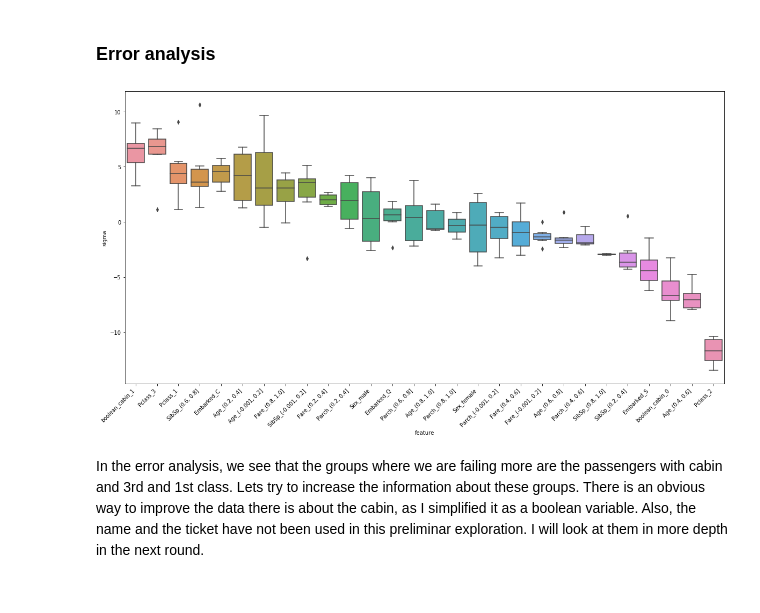
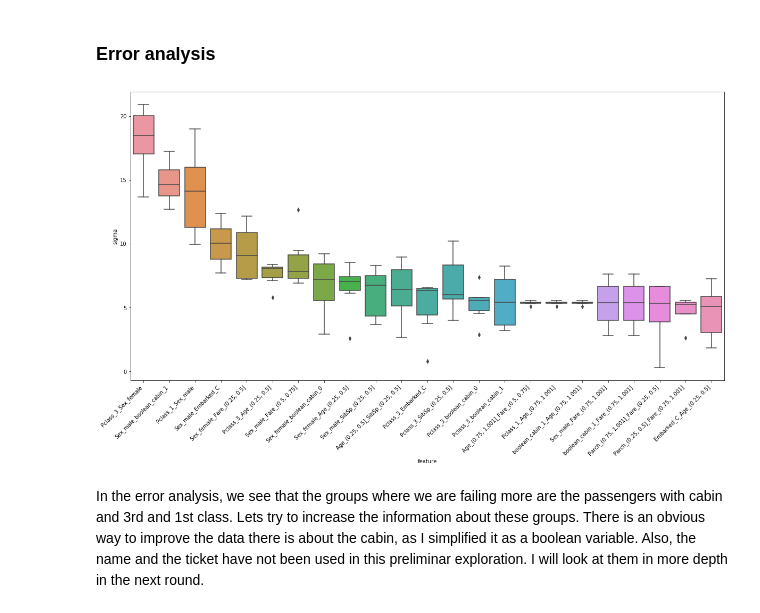
Before and after one commit to Amoralpa11/kaggle-titanic, a Jupyter notebook: data_exploratory_analysis.ipynb, the cells around one changed output. Saved outputs shown, nothing was run; the diff lists cells and outputs as text; code cells hidden in the pictures.

```diff
--- a/data_exploratory_analysis.ipynb
+++ b/data_exploratory_analysis.ipynb
@@ -341,6 +455,8 @@ sns.catplot(col="Parch", kind="count", data=data, x="Survived", sharey=False, co
 [figure]
 # %% [markdown]
 keeping in mind that the frequncies for people with 3 or more parents or children are not trustable, due to low numbers, it seems that having 1 or two familiars of that kind is quite beneficial for survival. Probably it should be considered to remove the minoritary clases to reduce noise in the dataset.
+# %%
+data.Parch = data.Parch.apply(lambda x: 2 if x not in [0, 1] else x)
 # %% [markdown]
 ### Ticket
 For the same reason than the name, I will leave ticket for later
@@ -669,0 +825,23 @@ def bucketize_df(df, bins = None, template = None):
+# %%
+def get_combinator_df(df, degree=2):
+
+    combined_serie_list = []
+
+    # Avoid combinations of columns with the same prefix
+    for col_set in combinations(df.columns, r = degree):
+
+        # concatenating strings
+        sum_col = df[list(col_set)].all(axis = 1).astype(int)
+
+        if not sum_col.any():
+            continue
+
+        sum_col.name = "_".join(col_set)
+
+        combined_serie_list.append(sum_col)
+
+    combinatorial_df = pd.concat(combined_serie_list, axis = 1)
+
+    combinatorial_df.index = df.index
+
+    return combinatorial_df
@@ -670,5 +850,5 @@ def bucketize_df(df, bins = None, template = None):
 # %%
-def analyze_errors(error_df_dict):
+def analyze_errors(error_df_dict, degree = 1, sigma_threshold = -np.inf):
 
     sigma_df = pd.DataFrame({'feature':[],
                              'sigma':[],
@@ -681,7 +861,12 @@ def analyze_errors(error_df_dict):
         bucketized_X = pd.get_dummies(bucketized_X)
         error_df = pd.get_dummies(error_df)
 
-        features_sigma = []
+        if degree >1:
+            bucketized_X = get_combinator_df(bucketized_X, degree)
+            error_df = get_combinator_df(error_df, degree)
+
+            features_sigma = []
+
         for col in error_df:
             if len(error_df[col].unique()) == 2:
 
@@ -702,19 +887,22 @@ def analyze_errors(error_df_dict):
 
         sigma_df = pd.concat([sigma_df, pd.DataFrame(features_sigma, columns = sigma_df.columns)])
 
-        features_p_val.sort(key=lambda x: x[1])
+    feature_grouped_df = sigma_df.groupby("feature").median()
 
+    feature_grouped_df = feature_grouped_df[feature_grouped_df.sigma > sigma_threshold]
 
-    sorted_features = sigma_df.groupby("feature").mean().sort_values("sigma", ascending = False).index
+    sorted_features = feature_grouped_df.sort_values("sigma", ascending = False).index
+
+    filtered_sigma = sigma_df[sigma_df.feature.apply(lambda x: x in sorted_features)]
 
     fig, ax = plt.subplots(figsize=(20,10))
-    sns.boxplot(x = "feature", y="sigma", data = sigma_df, order = sorted_features)
+    sns.boxplot(x = "feature", y="sigma", data = filtered_sigma, order = sorted_features)
     plt.xticks(rotation=45,ha="right")
     plt.plot()
 # %%
-analyze_errors(error_df_dict)
+analyze_errors(error_df_dict, 2, 5)
 # %% [output]
-[figure, old version]
+[figure, new version]
 # %% [markdown]
 In the error analysis, we see that the groups where we are failing more are the passengers with cabin and 3rd and 1st class. Lets try to increase the information about these groups. There is an obvious way to improve the data there is about the cabin, as I simplified it as a boolean variable. Also, the name and the ticket have not been used in this preliminar exploration. I will look at them in more depth in the next round.
 # %% [markdown]
```
Also changed, not shown: parts of 110 cells of this notebook.
